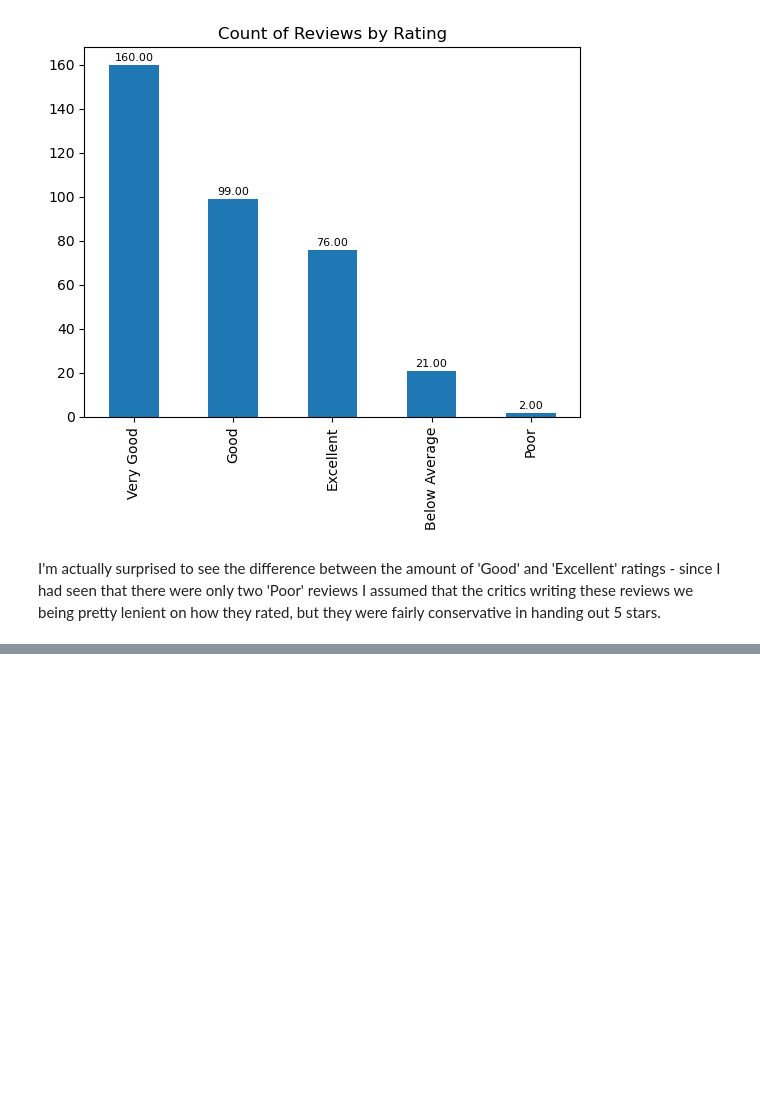
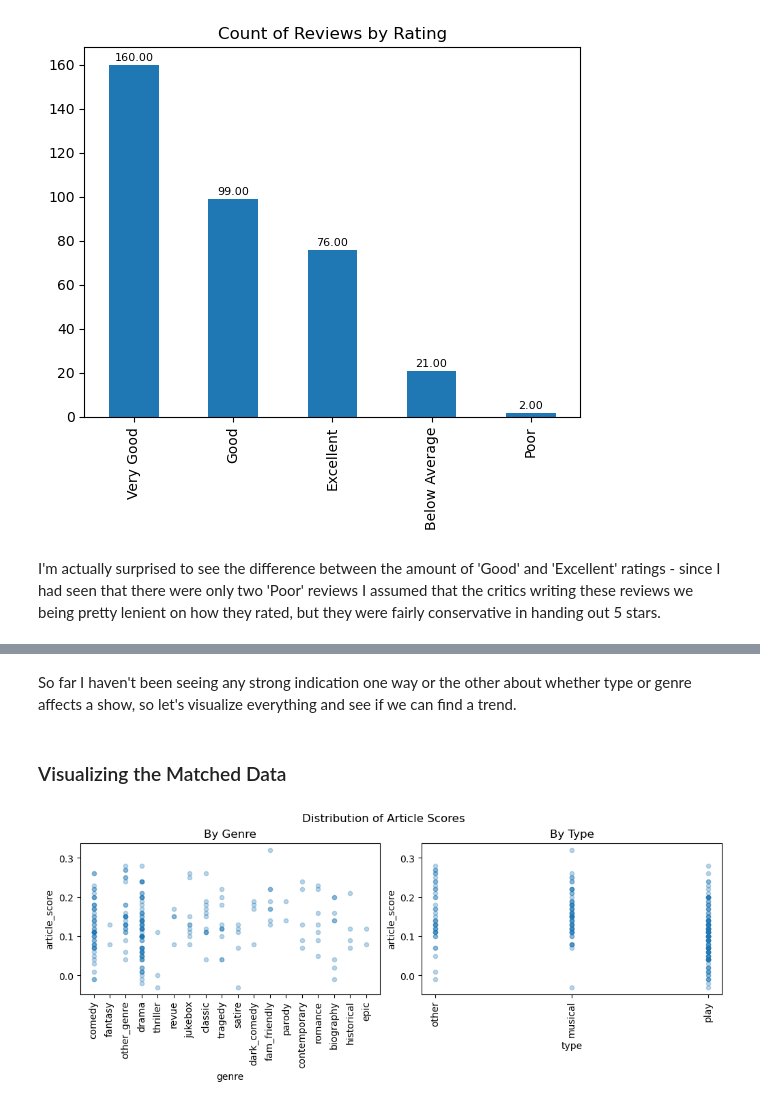
Before and after one commit to kai-tama/Capstone-3, a Jupyter notebook: Notebooks/EDA and Preprocessing.ipynb, the cells around one changed output, grey strips where cells are left out. Drawn from its saved outputs; the diff is of its cells as text; code cells hidden in the pictures; blank space fills up the shorter version.

```diff
--- a/Notebooks/EDA and Preprocessing.ipynb
+++ b/Notebooks/EDA and Preprocessing.ipynb
@@ -1307,0 +477,6 @@ Several of these aren't very informative as there is only one type of show with
+# %%
+def assign_genre(show):
+    assigned_genres = [genre for genre, shows in genres.items() if show in shows]
+    return ', '.join(assigned_genres) if assigned_genres else 'n/a'
+
+reviews_df['genre'] = reviews_df['show_title'].apply(assign_genre)
@@ -1307,0 +492,8 @@ Several of these aren't very informative as there is only one type of show with
+# %%
+reviews_df['fixed_sent'] = ''
+
+for index, row in reviews_df.iterrows():
+    if row['rating'] <= 3:
+        reviews_df.loc[index, 'fixed_sent'] = 'Negative'
+    else:
+        reviews_df.loc[index, 'fixed_sent'] = 'Positive'
@@ -1307,0 +554,7 @@ Several of these aren't very informative as there is only one type of show with
+# %%
+unmatched = []
+for index, row in reviews_df.iterrows():
+    if row['fixed_sent'] != row['article_sent']:
+        unmatched.append(index)
+unmatched_df = reviews_df.loc[unmatched]
+unmatched_df
@@ -1307,0 +594,5 @@ Several of these aren't very informative as there is only one type of show with
+# %%
+matched_df = reviews_df[~reviews_df['show_title'].isin(unmatched_df['show_title'])].copy()
+matched_df['fixed_sent'] = matched_df['fixed_sent'].replace({'Positive':1, 'Negative':0})
+unmatched_df['fixed_sent'] = unmatched_df['fixed_sent'].replace({'Positive':1, 'Negative':0})
+unmatched_df['article_sent'] = unmatched_df['article_sent'].replace({'Positive':1, 'Negative':0})
@@ -1307,0 +698,16 @@ Several of these aren't very informative as there is only one type of show with
+# %% [markdown]
+So far I haven't been seeing any strong indication one way or the other about whether type or genre affects a show, so let's visualize everything and see if we can find a trend.
+# %% [markdown]
+### Visualizing the Matched Data
+# %%
+fig, axs = plt.subplots(1,2, figsize=(10,4), layout='constrained')
+fig.suptitle('Distribution of Article Scores')
+
+matched_df.plot(x='genre', y='article_score', kind='scatter', alpha=0.3, title='By Genre', ax=axs[0])
+matched_df.plot(x='type', y='article_score', kind='scatter', alpha=0.3, title='By Type', ax=axs[1])
+
+for ax in axs:
+    ax.set_xticklabels(ax.get_xticklabels(), rotation=90)
+plt.show()
+# %% [output]
+[figure, added]
```
Also changed, not shown: parts of 176 cells of this notebook, 1 other file.
